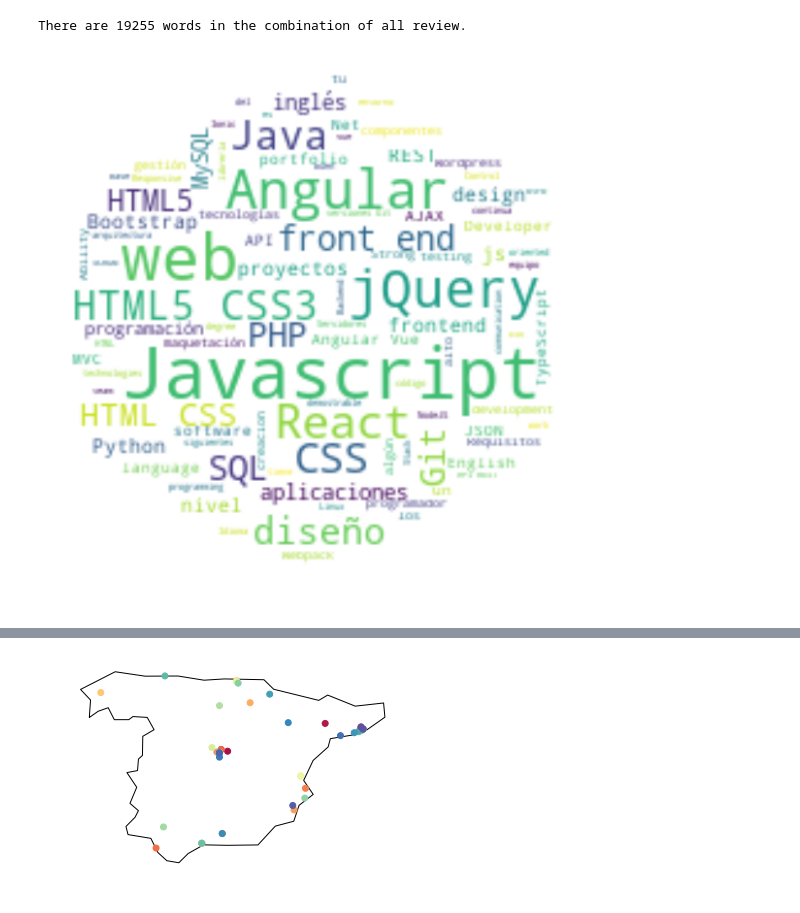
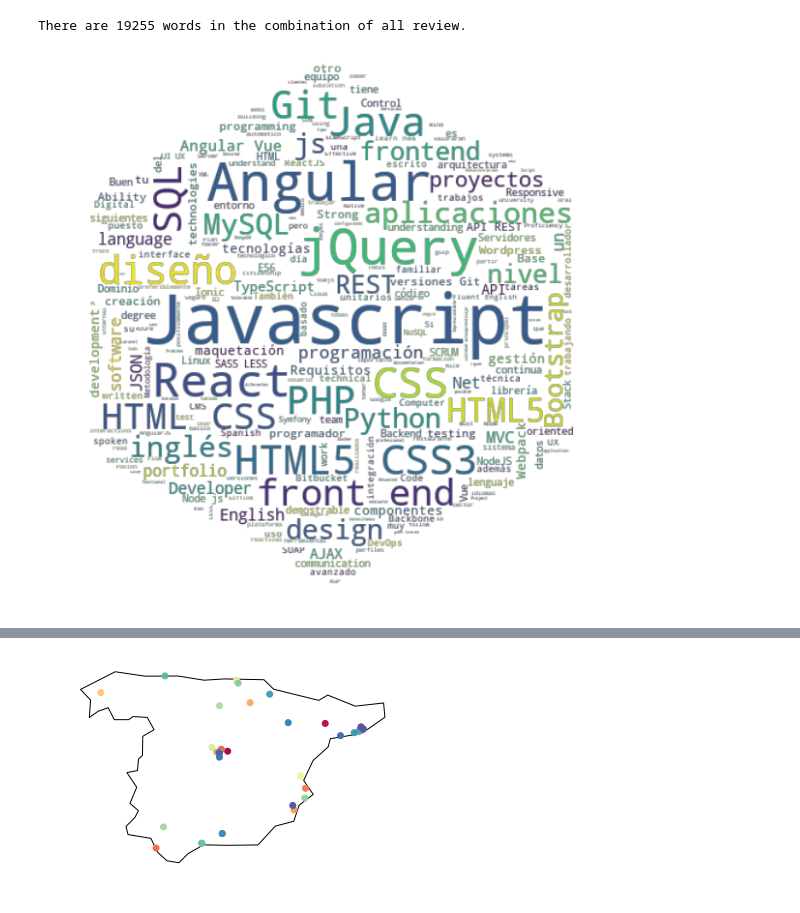
Before and after one commit to jbe1992/your-own-project, a Jupyter notebook: Project.ipynb, the cells around one changed output, grey strips where cells are left out. Cells and saved outputs as stored; diff of their text form; code cells hidden in the pictures.

```diff
--- a/Project.ipynb
+++ b/Project.ipynb
@@ -218,15 +243,16 @@ print (f"There are {len(text)} words in the combination of all review.")
 There are 19255 words in the combination of all review.
 # %%
 stopwords = set(STOPWORDS)
-stopwords.update(["de","que","tecnologia","experience","years","Se","valorará","skills","capacidad","UK","el","como","level", "Experiencia","mínimo","Good","años","good","trabajo", "con","por", "en", "las", "desarrollo", "Conocimiento", "Conocimientos", "la","etc", "para", "similar", "menos","tecnología", "año", "al", "knowledge", "proyecto", "framework", "frameworks"])
+stopwords.update(["de","web","algún","que","los","alto","tecnologia","idioma","experience","years","Se","valorará","skills","capacidad","UK","el","como","level", "Experiencia","mínimo","Good","años","good","trabajo", "con","por", "en", "las", "desarrollo", "Conocimiento", "Conocimientos", "la","etc", "para", "similar", "menos","tecnología", "año", "al", "knowledge", "proyecto", "framework", "frameworks"])
+# %%
+iron_mask = np.array(Image.open("ironhack_logo3_copy.png"))
 # %%
-iron_mask = np.array(Image.open("ironhack_logo.png"))
-wc = WordCloud(background_color="white",width=1000, height=1000, max_words=1000, mask=iron_mask, stopwords=stopwords)
+wc = WordCloud(background_color=None,width=1000, height=1000, max_words=1000, mask=iron_mask, stopwords=stopwords, mode = 'RGBA')
 wc.generate(text)
 plt.figure(figsize=[20,10])
 plt.imshow(wc, interpolation='bilinear')
 plt.axis("off")
 wc.to_file("graficos/skills.png")
 plt.show()
 # %% [output]
-[figure, old version]
+[figure, new version]
```
Also changed, not shown: parts of 8 cells of this notebook, 5 other files.
